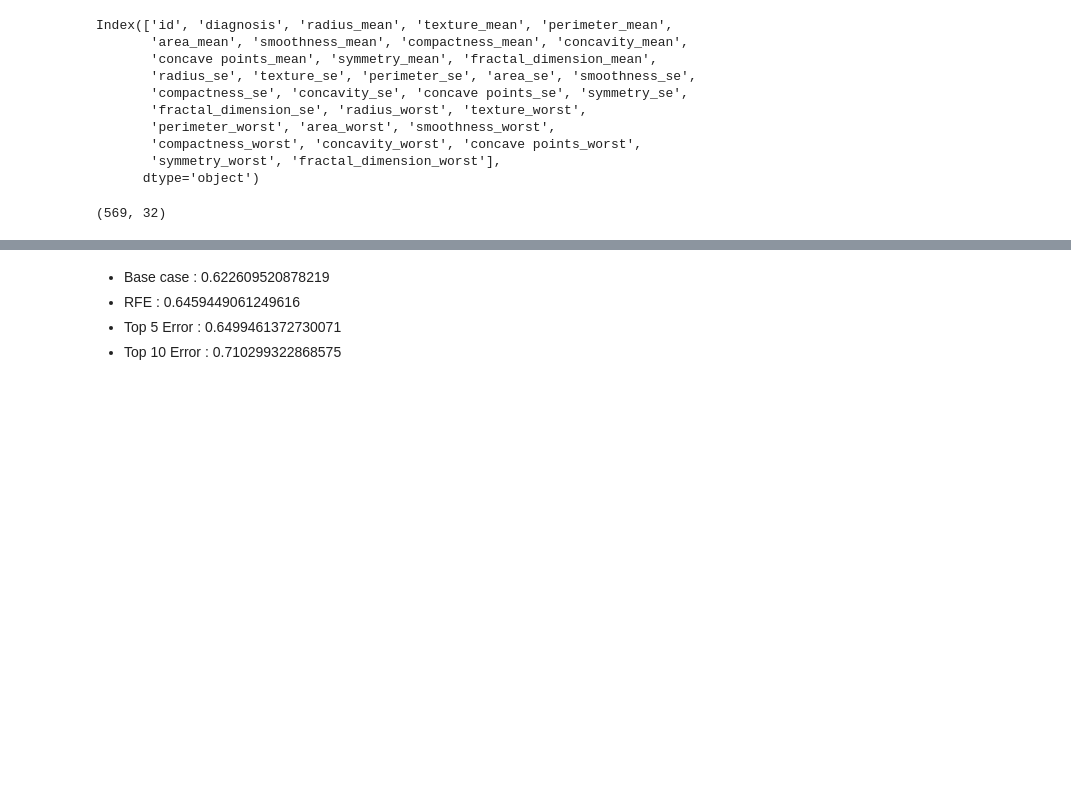
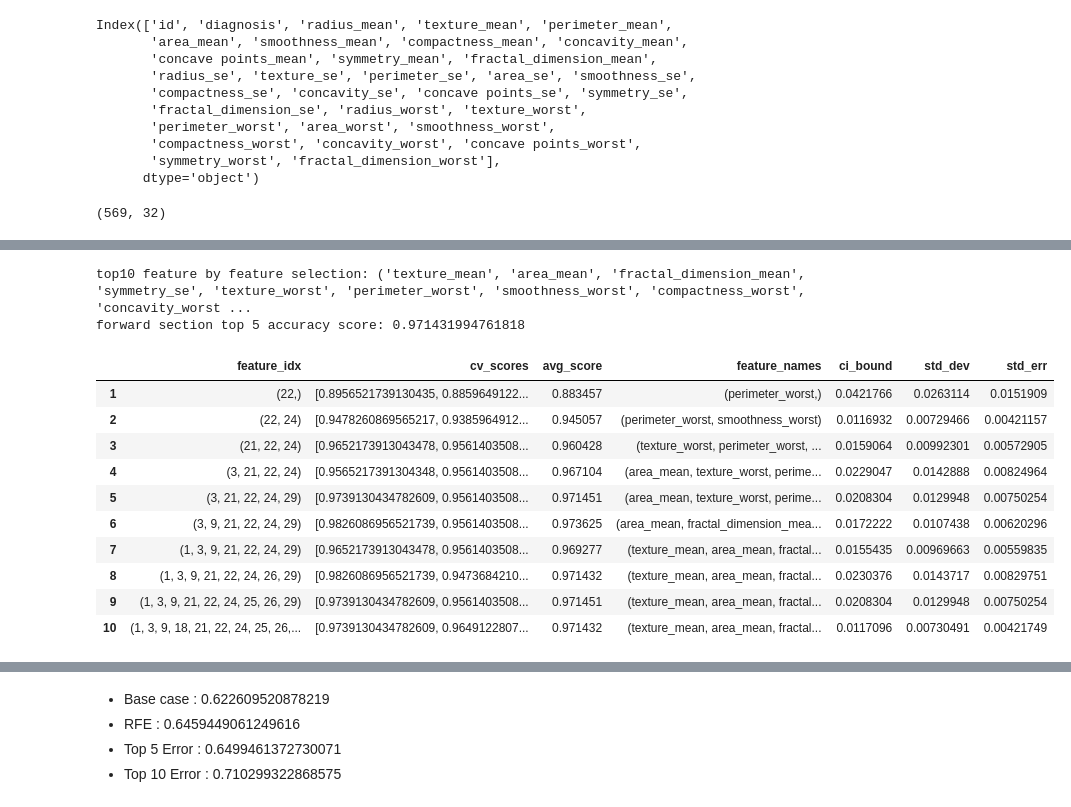
Before and after one commit to NautiyalAmit/Data-Science-Application-Feature-Selection, a Jupyter notebook: Feature Ranking And Selection .ipynb, the cells around one changed output, grey strips where cells are left out. Cells and saved outputs as stored; diff of their text form; code cells hidden in the pictures; blank space fills up the shorter version.

```diff
--- a/Feature Ranking And Selection .ipynb
+++ b/Feature Ranking And Selection .ipynb
@@ -196,0 +278,11 @@ X_test_10_error, X_train_10_error =X_test[top_10_error_ranking],X_train[top_10_e
+# %%
+##forward feature selection
+sfs_top10=SFS(RandomForestClassifier(n_estimators=100,random_state=0,n_jobs=-1),
+       k_features=10,
+        forward=True,
+        floating=False,
+        verbose=2,
+        scoring='accuracy',
+        cv=4,
+       n_jobs=-1
+       ).fit(X_train,y_train)
@@ -196,0 +306,21 @@ X_test_10_error, X_train_10_error =X_test[top_10_error_ranking],X_train[top_10_e
+# %%
+print('top10 feature by forward feature selection:',sfs_top10.k_feature_names_)
+
+print('forward section top 5 accuracy score:',sfs_top10.k_score_)
+# %% [output]
+top10 feature by feature selection: ('texture_mean', 'area_mean', 'fractal_dimension_mean', 'symmetry_se', 'texture_worst', 'perimeter_worst', 'smoothness_worst', 'compactness_worst', 'concavity_worst ...
+forward section top 5 accuracy score: 0.971431994761818
+# %%
+pd.DataFrame.from_dict(sfs_top10.get_metric_dict()).T
+# %% [output]
+|  | feature_idx | cv_scores | avg_score | feature_names | ci_bound | std_dev | std_err |
+| 1 | (22,) | [0.8956521739130435, 0.8859649122... | 0.883457 | (perimeter_worst,) | 0.0421766 | 0.0263114 | 0.0151909 |
+| 2 | (22, 24) | [0.9478260869565217, 0.9385964912... | 0.945057 | (perimeter_worst, smoothness_worst) | 0.0116932 | 0.00729466 | 0.00421157 |
+| 3 | (21, 22, 24) | [0.9652173913043478, 0.9561403508... | 0.960428 | (texture_worst, perimeter_worst, ... | 0.0159064 | 0.00992301 | 0.00572905 |
+| 4 | (3, 21, 22, 24) | [0.9565217391304348, 0.9561403508... | 0.967104 | (area_mean, texture_worst, perime... | 0.0229047 | 0.0142888 | 0.00824964 |
+| 5 | (3, 21, 22, 24, 29) | [0.9739130434782609, 0.9561403508... | 0.971451 | (area_mean, texture_worst, perime... | 0.0208304 | 0.0129948 | 0.00750254 |
+| 6 | (3, 9, 21, 22, 24, 29) | [0.9826086956521739, 0.9561403508... | 0.973625 | (area_mean, fractal_dimension_mea... | 0.0172222 | 0.0107438 | 0.00620296 |
+| 7 | (1, 3, 9, 21, 22, 24, 29) | [0.9652173913043478, 0.9561403508... | 0.969277 | (texture_mean, area_mean, fractal... | 0.0155435 | 0.00969663 | 0.00559835 |
+| 8 | (1, 3, 9, 21, 22, 24, 26, 29) | [0.9826086956521739, 0.9473684210... | 0.971432 | (texture_mean, area_mean, fractal... | 0.0230376 | 0.0143717 | 0.00829751 |
+| 9 | (1, 3, 9, 21, 22, 24, 25, 26, 29) | [0.9739130434782609, 0.9561403508... | 0.971451 | (texture_mean, area_mean, fractal... | 0.0208304 | 0.0129948 | 0.00750254 |
+| 10 | (1, 3, 9, 18, 21, 22, 24, 25, 26,... | [0.9739130434782609, 0.9649122807... | 0.971432 | (texture_mean, area_mean, fractal... | 0.0117096 | 0.00730491 | 0.00421749 |
```
Also changed, not shown: parts of 21 cells of this notebook.
